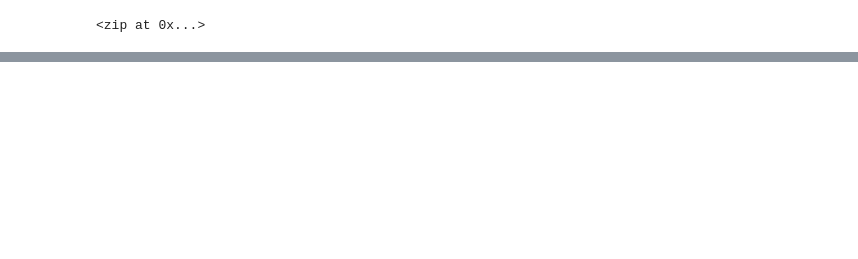
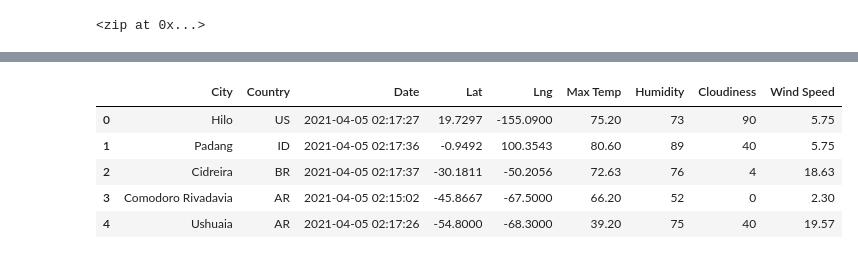
Before and after one commit to Lamismn/World_Weather_Ana-ysis, a Jupyter notebook: WeatherPy.ipynb, the cells around one changed output, grey strips where cells are left out. Saved outputs shown, nothing was run; the diff lists cells and outputs as text; code cells hidden in the pictures; blank space fills up the shorter version.

```diff
--- a/WeatherPy.ipynb
+++ b/WeatherPy.ipynb
@@ -31,0 +128,11 @@ len(cities)
+# %%
+new_order_columns = [ "City", "Country", "Date", "Lat", "Lng", "Max Temp", "Humidity", "Cloudiness", "Wind Speed"]
+city_data_df = city_data_df[new_order_columns]
+city_data_df.head()
+# %% [output]
+|  | City | Country | Date | Lat | Lng | Max Temp | Humidity | Cloudiness | Wind Speed |
+| 0 | Hilo | US | 2021-04-05 02:17:27 | 19.7297 | -155.0900 | 75.20 | 73 | 90 | 5.75 |
+| 1 | Padang | ID | 2021-04-05 02:17:36 | -0.9492 | 100.3543 | 80.60 | 89 | 40 | 5.75 |
+| 2 | Cidreira | BR | 2021-04-05 02:17:37 | -30.1811 | -50.2056 | 72.63 | 76 | 4 | 18.63 |
+| 3 | Comodoro Rivadavia | AR | 2021-04-05 02:15:02 | -45.8667 | -67.5000 | 66.20 | 52 | 0 | 2.30 |
+| 4 | Ushuaia | AR | 2021-04-05 02:17:26 | -54.8000 | -68.3000 | 39.20 | 75 | 40 | 19.57 |
```
Also changed, not shown: parts of 7 cells of this notebook, 2 other files.
